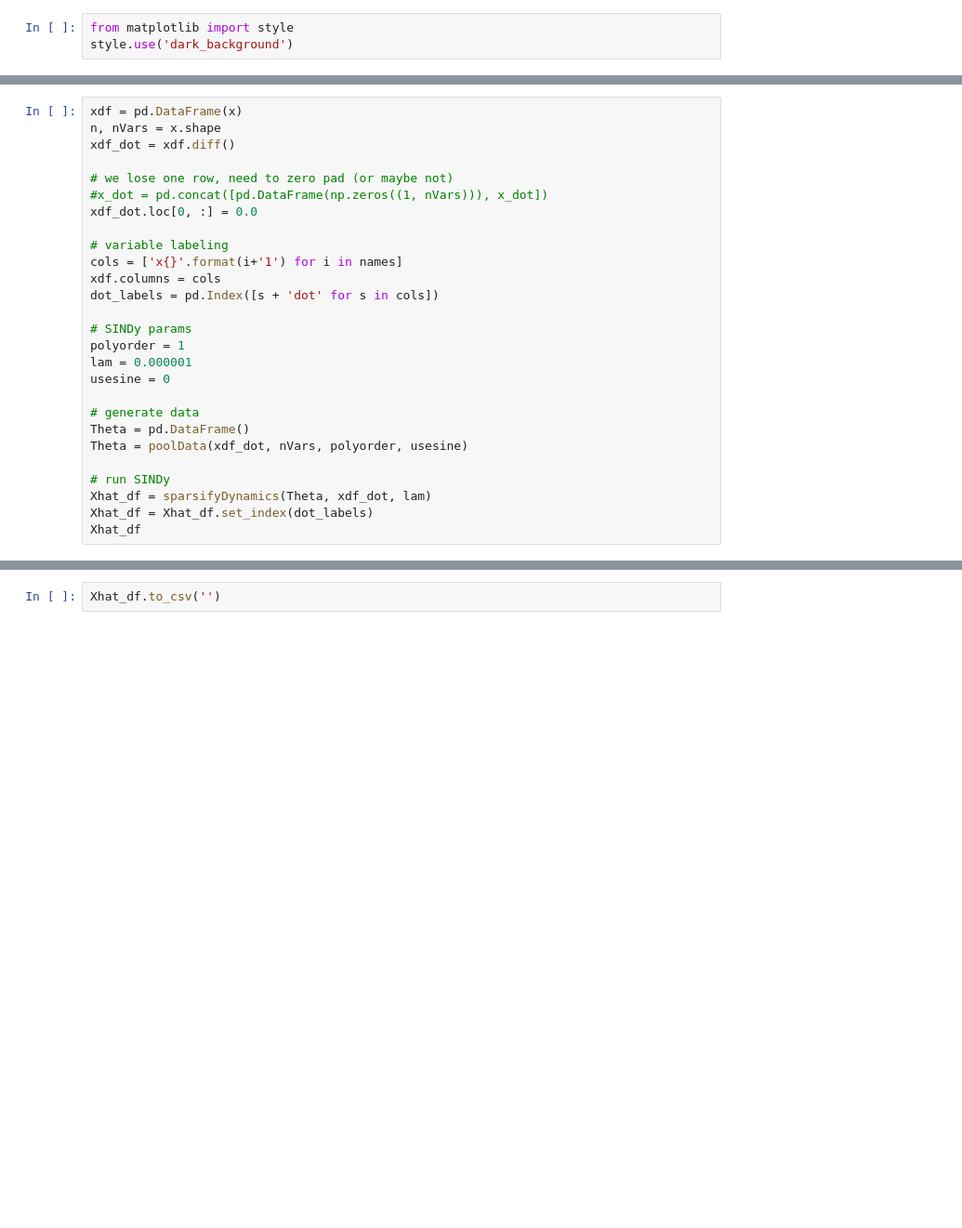
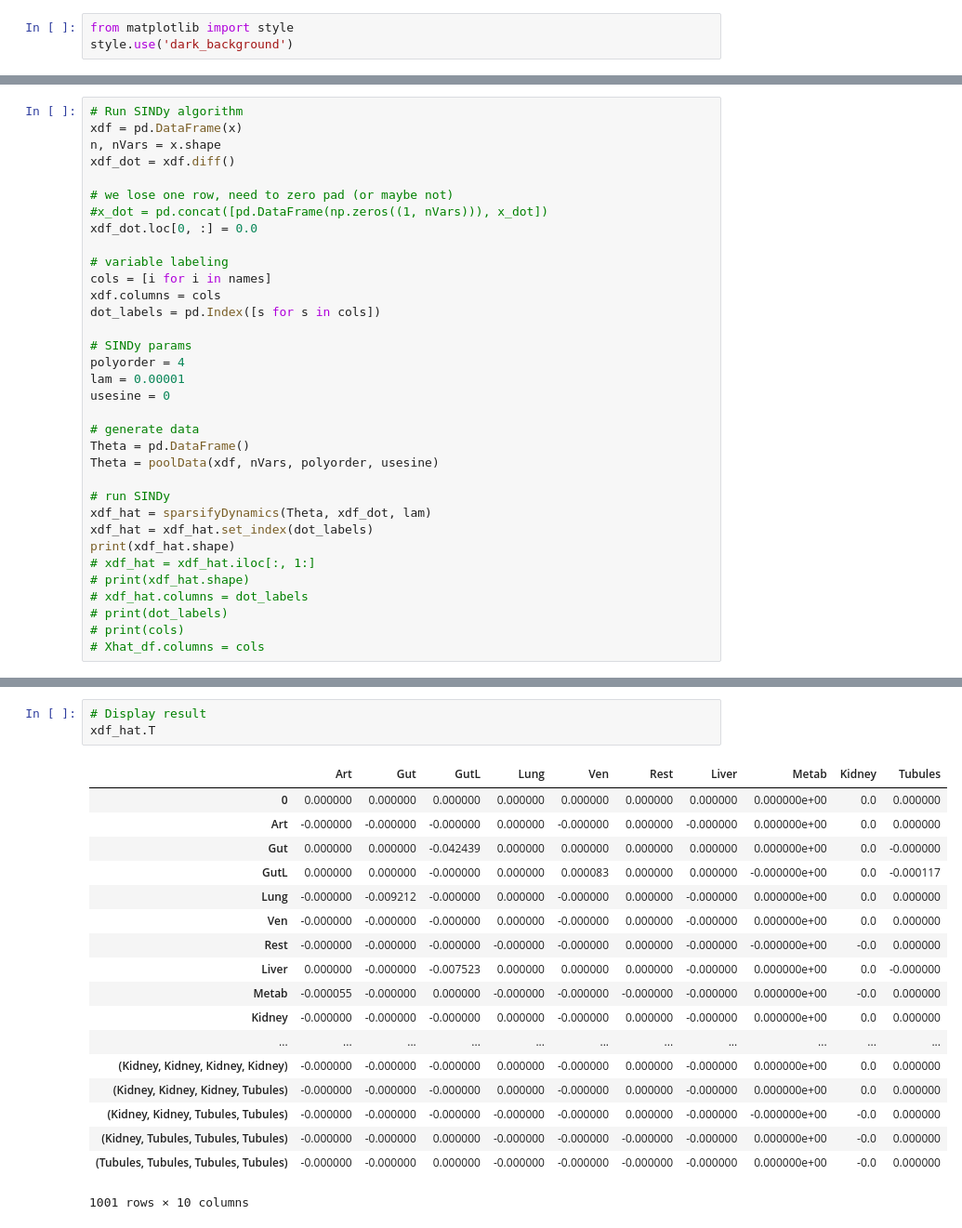
Before and after one commit to johnhainline/sparsedynamics, a Jupyter notebook: python_implementation/simbio-model.ipynb, the cells around one changed output, grey strips where cells are left out. Shown at 93% size. Saved outputs shown, nothing was run; the diff lists cells and outputs as text; blank space fills up the shorter version.

Commit message:
updated dynamics

```diff
--- a/python_implementation/simbio-model.ipynb
+++ b/python_implementation/simbio-model.ipynb
@@ -52,4 +53,5 @@ plt.show()
 # %%
+# Run SINDy algorithm
 xdf = pd.DataFrame(x)
 n, nVars = x.shape
 xdf_dot = xdf.diff()
@@ -59,21 +61,27 @@ xdf_dot = xdf.diff()
 xdf_dot.loc[0, :] = 0.0
 
 # variable labeling
-cols = ['x{}'.format(i+'1') for i in names]
+cols = [i for i in names]
 xdf.columns = cols
-dot_labels = pd.Index([s + 'dot' for s in cols])
+dot_labels = pd.Index([s for s in cols])
 
 # SINDy params
-polyorder = 1
-lam = 0.000001
+polyorder = 4
+lam = 0.00001
 usesine = 0
 
 # generate data
 Theta = pd.DataFrame()
-Theta = poolData(xdf_dot, nVars, polyorder, usesine)
+Theta = poolData(xdf, nVars, polyorder, usesine)
 
 # run SINDy
-Xhat_df = sparsifyDynamics(Theta, xdf_dot, lam)
-Xhat_df = Xhat_df.set_index(dot_labels)
-Xhat_df
+xdf_hat = sparsifyDynamics(Theta, xdf_dot, lam)
+xdf_hat = xdf_hat.set_index(dot_labels)
+print(xdf_hat.shape)
+# xdf_hat = xdf_hat.iloc[:, 1:]
+# print(xdf_hat.shape)
+# xdf_hat.columns = dot_labels
+# print(dot_labels)
+# print(cols)
+# Xhat_df.columns = cols
 # %% [output]
@@ -91,2 +89,22 @@ Xhat_df
-# %%
-Xhat_df.to_csv('')
+# %%
+# Display result
+xdf_hat.T
+# %% [output]
+|  | Art | Gut | GutL | Lung | Ven | Rest | Liver | Metab | Kidney | Tubules |
+| 0 | 0.000000 | 0.000000 | 0.000000 | 0.000000 | 0.000000 | 0.000000 | 0.000000 | 0.000000e+00 | 0.0 | 0.000000 |
+| Art | -0.000000 | -0.000000 | -0.000000 | 0.000000 | -0.000000 | 0.000000 | -0.000000 | 0.000000e+00 | 0.0 | 0.000000 |
+| Gut | 0.000000 | 0.000000 | -0.042439 | 0.000000 | 0.000000 | 0.000000 | 0.000000 | 0.000000e+00 | 0.0 | -0.000000 |
+| GutL | 0.000000 | 0.000000 | -0.000000 | 0.000000 | 0.000083 | 0.000000 | 0.000000 | -0.000000e+00 | 0.0 | -0.000117 |
+| Lung | -0.000000 | -0.009212 | -0.000000 | 0.000000 | -0.000000 | 0.000000 | -0.000000 | 0.000000e+00 | 0.0 | 0.000000 |
+| Ven | -0.000000 | -0.000000 | -0.000000 | 0.000000 | -0.000000 | 0.000000 | -0.000000 | 0.000000e+00 | 0.0 | 0.000000 |
+| Rest | -0.000000 | -0.000000 | -0.000000 | -0.000000 | -0.000000 | 0.000000 | -0.000000 | -0.000000e+00 | -0.0 | 0.000000 |
+| Liver | 0.000000 | -0.000000 | -0.007523 | 0.000000 | 0.000000 | 0.000000 | -0.000000 | 0.000000e+00 | 0.0 | -0.000000 |
+| Metab | -0.000055 | -0.000000 | 0.000000 | -0.000000 | -0.000000 | -0.000000 | -0.000000 | 0.000000e+00 | -0.0 | 0.000000 |
+| Kidney | -0.000000 | -0.000000 | -0.000000 | 0.000000 | -0.000000 | 0.000000 | -0.000000 | 0.000000e+00 | 0.0 | 0.000000 |
+| ... | ... | ... | ... | ... | ... | ... | ... | ... | ... | ... |
+| (Kidney, Kidney, Kidney, Kidney) | -0.000000 | -0.000000 | -0.000000 | 0.000000 | -0.000000 | 0.000000 | -0.000000 | 0.000000e+00 | 0.0 | 0.000000 |
+| (Kidney, Kidney, Kidney, Tubules) | -0.000000 | -0.000000 | -0.000000 | 0.000000 | -0.000000 | 0.000000 | -0.000000 | 0.000000e+00 | 0.0 | 0.000000 |
+| (Kidney, Kidney, Tubules, Tubules) | -0.000000 | -0.000000 | -0.000000 | -0.000000 | -0.000000 | 0.000000 | -0.000000 | -0.000000e+00 | -0.0 | 0.000000 |
+| (Kidney, Tubules, Tubules, Tubules) | -0.000000 | -0.000000 | 0.000000 | -0.000000 | -0.000000 | -0.000000 | -0.000000 | 0.000000e+00 | -0.0 | 0.000000 |
+| (Tubules, Tubules, Tubules, Tubules) | -0.000000 | -0.000000 | 0.000000 | -0.000000 | -0.000000 | -0.000000 | -0.000000 | 0.000000e+00 | -0.0 | 0.000000 |
+1001 rows × 10 columns
```
Also changed, not shown: parts of 4 cells of this notebook, 1 other file.
